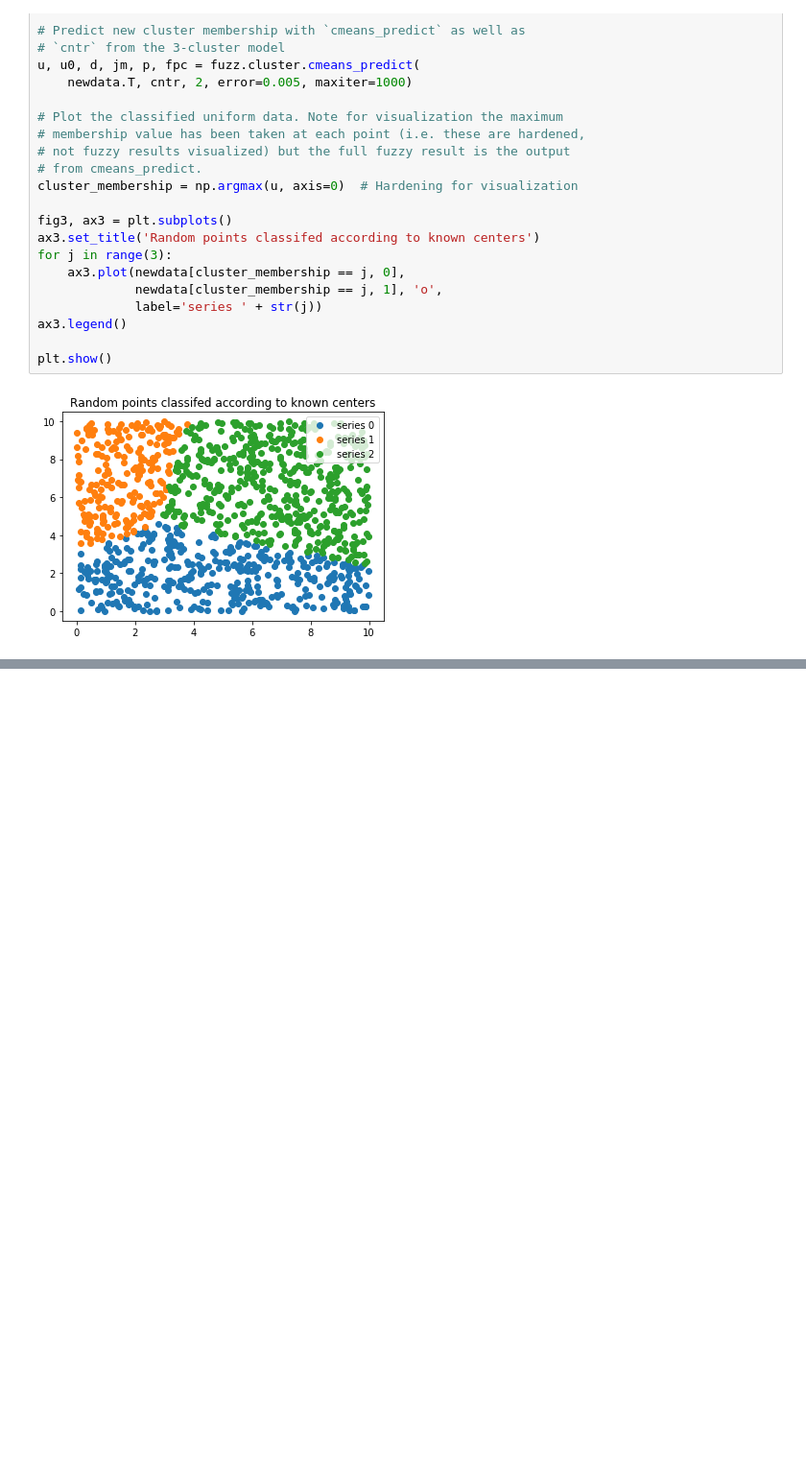
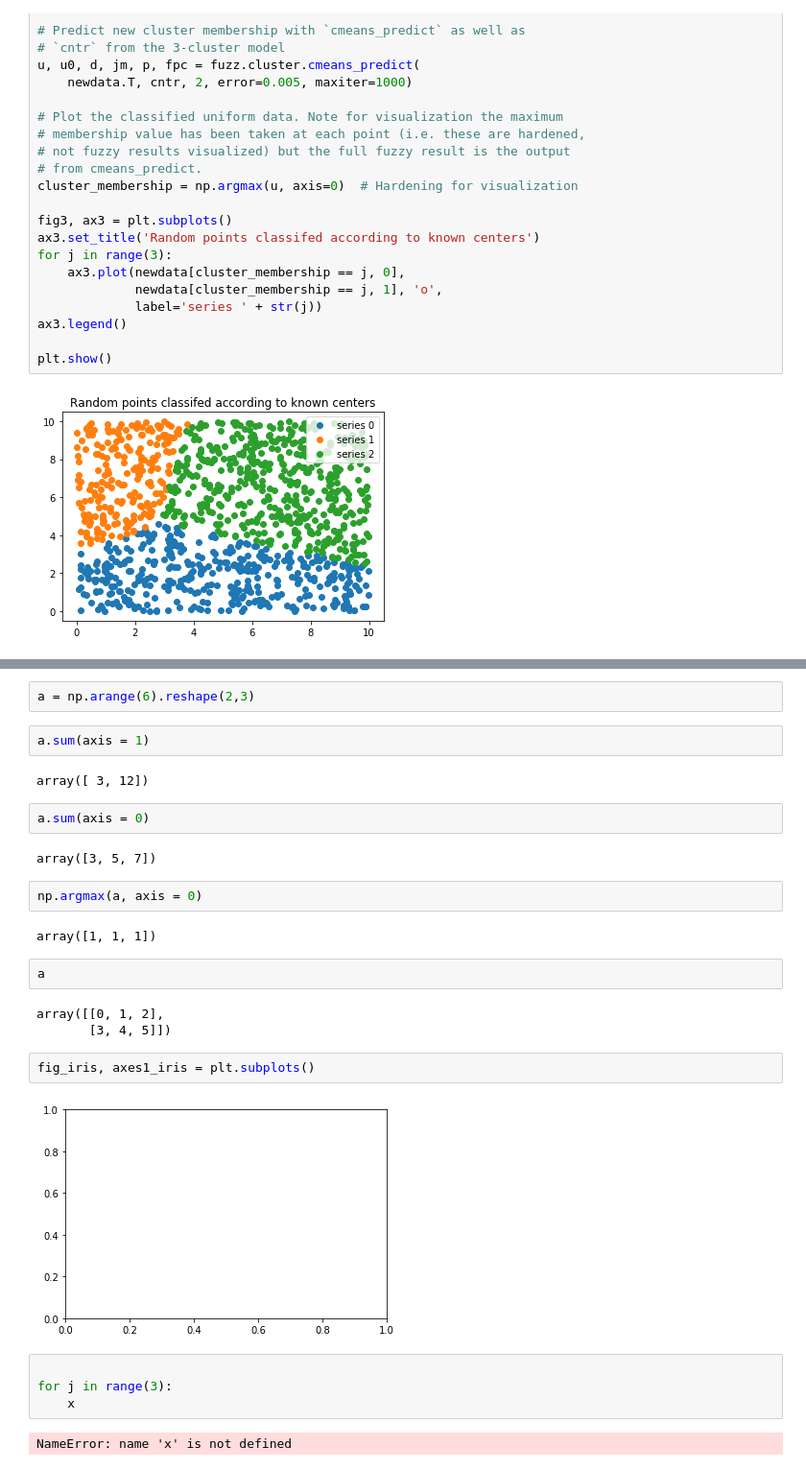
Before and after one commit to jdestradap/trabajo-3-aprendizaje-automatico, a Jupyter notebook: fuzzy-c-means/Fuzzy-C-Means.ipynb, the cells around one changed output, grey strips where cells are left out. Shown: that part at 96% size. Cells and saved outputs as stored; diff of their text form; blank space fills up the shorter version.

```diff
--- a/fuzzy-c-means/Fuzzy-C-Means.ipynb
+++ b/fuzzy-c-means/Fuzzy-C-Means.ipynb
@@ -143,0 +267,29 @@ plt.show()
+# %%
+a = np.arange(6).reshape(2,3)
+# %%
+a.sum(axis = 1)
+# %% [output]
+array([ 3, 12])
+# %%
+a.sum(axis = 0)
+# %% [output]
+array([3, 5, 7])
+# %%
+np.argmax(a, axis = 0)
+# %% [output]
+array([1, 1, 1])
+# %%
+a
+# %% [output]
+array([[0, 1, 2],
+       [3, 4, 5]])
+# %%
+fig_iris, axes1_iris = plt.subplots()
+# %% [output]
+[figure, added]
+# %%
+
+for j in range(3):
+    x
+# %% [output]
+NameError: name 'x' is not defined
```
Also changed, not shown: parts of 23 cells of this notebook.
